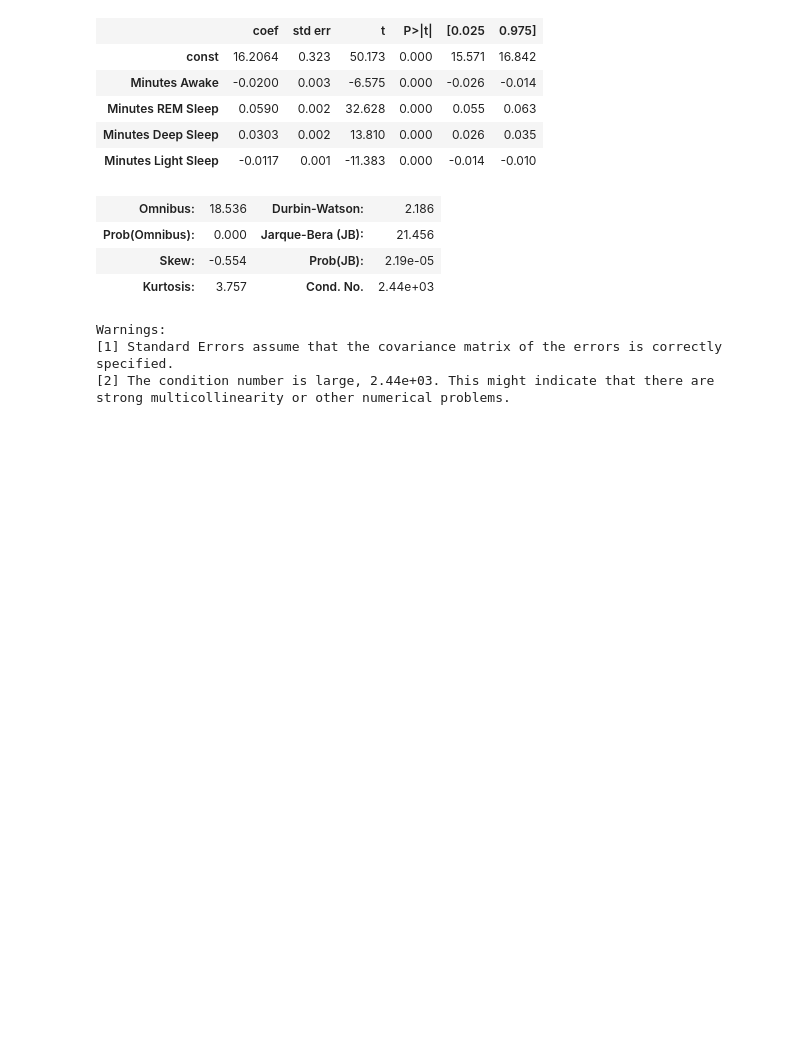
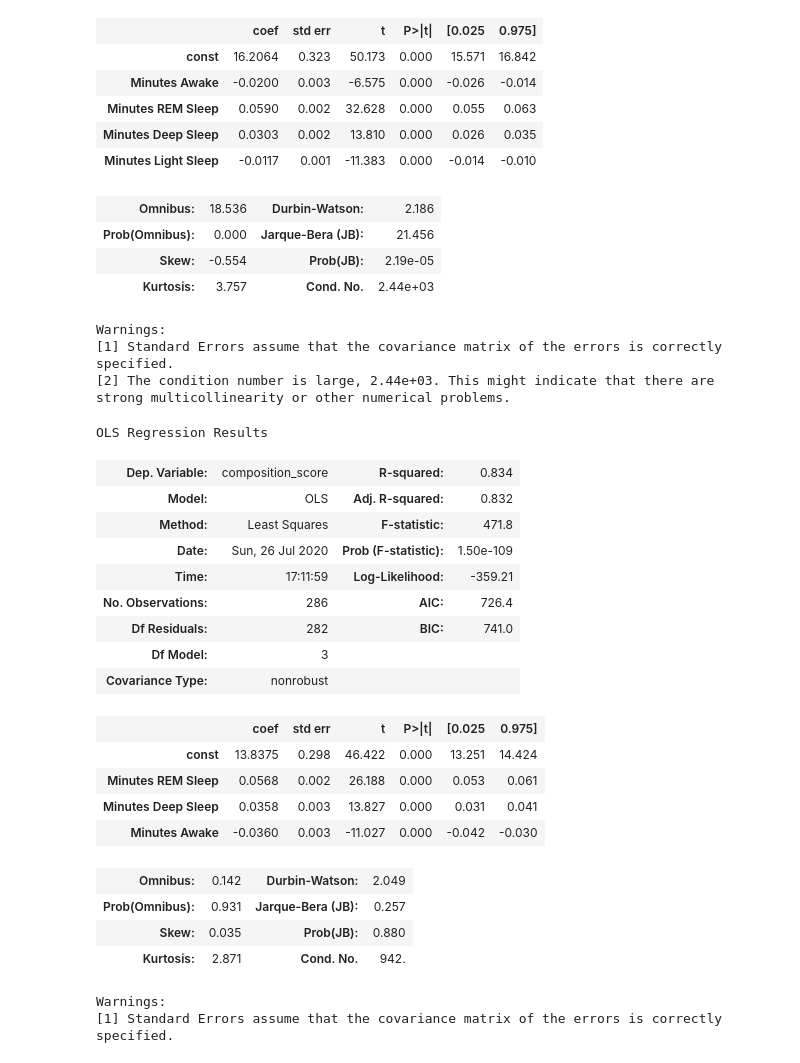
Before and after one commit to JoBe10/Fitbit-Sleep-Score, a Jupyter notebook: Sleep_Scores/Fitbit_Sleep_Score_Secret.ipynb, the cells around one changed output. Drawn from its saved outputs; the diff is of its cells as text; code cells hidden in the pictures; blank space fills up the shorter version.

```diff
--- a/Sleep_Scores/Fitbit_Sleep_Score_Secret.ipynb
+++ b/Sleep_Scores/Fitbit_Sleep_Score_Secret.ipynb
@@ -291,3 +329,31 @@ Warnings:
 [1] Standard Errors assume that the covariance matrix of the errors is correctly specified.
 [2] The condition number is large, 2.44e+03. This might indicate that there are
 strong multicollinearity or other numerical problems.
+# %%
+# Run a first regression and inspect the results
+X4 = sm.add_constant(composition_data[['Minutes REM Sleep', 'Minutes Deep Sleep', 'Minutes Awake']])
+est_3 = sm.OLS(composition_data['composition_score'], X4)
+est4 = est_3.fit()
+est4.summary()
+# %% [output]
+OLS Regression Results
+| Dep. Variable: | composition_score | R-squared: | 0.834 |
+| Model: | OLS | Adj. R-squared: | 0.832 |
+| Method: | Least Squares | F-statistic: | 471.8 |
+| Date: | Sun, 26 Jul 2020 | Prob (F-statistic): | 1.50e-109 |
+| Time: | 17:11:59 | Log-Likelihood: | -359.21 |
+| No. Observations: | 286 | AIC: | 726.4 |
+| Df Residuals: | 282 | BIC: | 741.0 |
+| Df Model: | 3 |  |  |
+| Covariance Type: | nonrobust |  |  |
+|  | coef | std err | t | P>|t| | [0.025 | 0.975] |
+| const | 13.8375 | 0.298 | 46.422 | 0.000 | 13.251 | 14.424 |
+| Minutes REM Sleep | 0.0568 | 0.002 | 26.188 | 0.000 | 0.053 | 0.061 |
+| Minutes Deep Sleep | 0.0358 | 0.003 | 13.827 | 0.000 | 0.031 | 0.041 |
+| Minutes Awake | -0.0360 | 0.003 | -11.027 | 0.000 | -0.042 | -0.030 |
+| Omnibus: | 0.142 | Durbin-Watson: | 2.049 |
+| Prob(Omnibus): | 0.931 | Jarque-Bera (JB): | 0.257 |
+| Skew: | 0.035 | Prob(JB): | 0.880 |
+| Kurtosis: | 2.871 | Cond. No. | 942. |
+Warnings:
+[1] Standard Errors assume that the covariance matrix of the errors is correctly specified.
```
Also changed, not shown: parts of 12 cells of this notebook, 2 other files.
